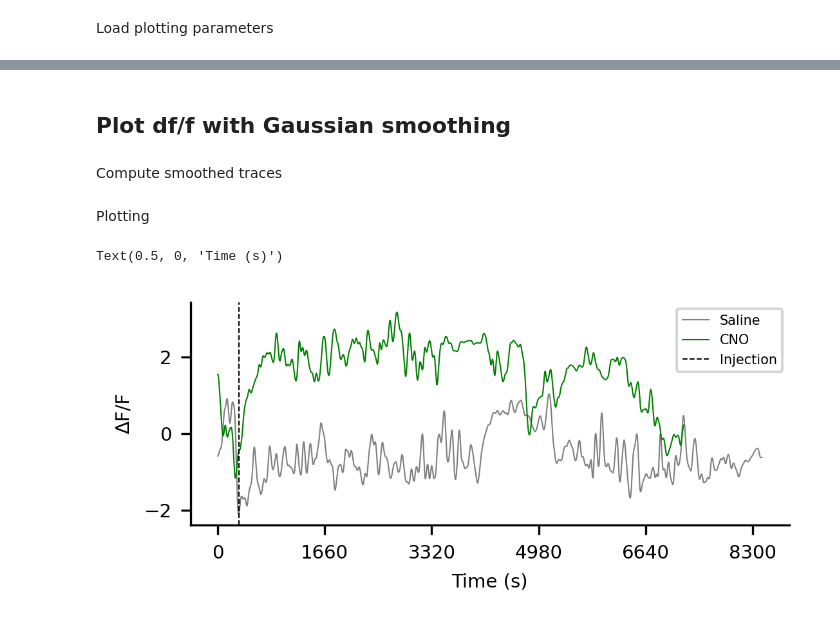
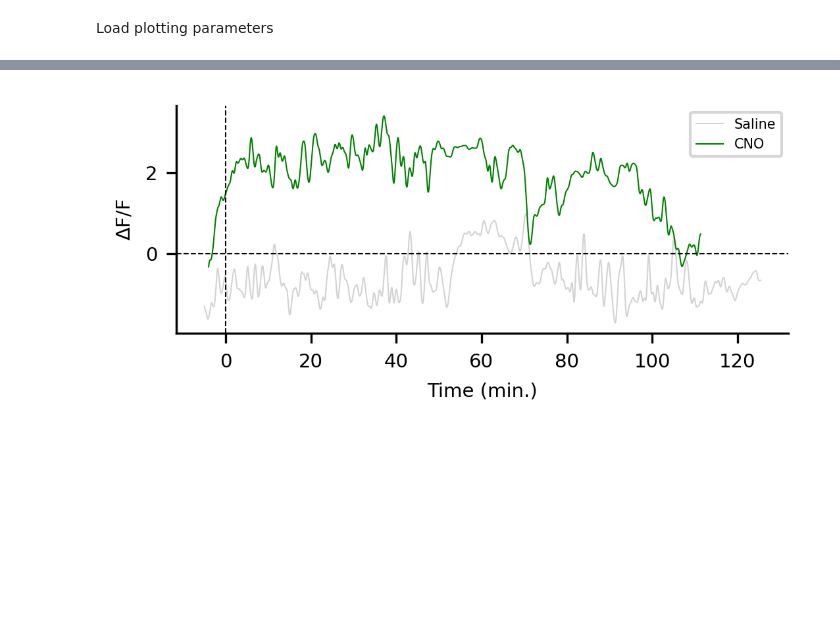
Before and after one commit to yemabio/photometry, a Jupyter notebook: scripts/analyze.ipynb, the cells around one changed output, grey strips where cells are left out. Saved outputs shown, nothing was run; the diff lists cells and outputs as text; code cells hidden in the pictures; blank space fills up the shorter version.

```diff
--- a/scripts/analyze.ipynb
+++ b/scripts/analyze.ipynb
@@ -82,4 +57,0 @@ Text(0.5, 0, 'Time (s)')
-# %% [markdown]
-## Plot df/f with Gaussian smoothing
-# %% [markdown]
-Compute smoothed traces
@@ -93,27 +58,4 @@ cno_df_f_filt = gaussian_filter1d(cno_df_f, filter_val)
-# %% [markdown]
-Plotting
-# %%
-#DO NOT EDIT: set plotting parameters
-fig, ax = plt.subplots(figsize=(4,1.5))
-ax.spines[['right','top']].set_visible(False)
-ax.set_ylabel(r'$\Delta$F/F')
-ax.vlines(pre_injection_interval,
-           ymin = 0, ymax = 1, color = 'k', linewidth=linewidth, linestyle = '--',
-           transform=ax.get_xaxis_transform(), label='Injection')
-ax.set_xlabel('Time (min.)')
-
-#COMMEND OUT if you don't have a saline trace
-ax.plot(saline_df_f_filt, linewidth=linewidth, color='lightgray',label='Saline')
-
-#COMMENT OUT if you don't have a CNO trace
-ax.plot(cno_df_f_filt, linewidth=linewidth, color='g',label='CNO', alpha=0.5)
-
-#COMMENT OUT if you don't have a compound trace. If you do have a compound trace, replace 'Compound' with the name of your compound.
-ax.plot(cno_df_f_filt, linewidth=linewidth, color='b',label='Compound', alpha=0.5)
-
-#DO NOT EDIT: set x axis labels and add legend
-ax.set_xticklabels([int(val*freq/60) for val in ax.get_xticks()])
-ax.legend(fontsize=5)
-# %% [output]
-Text(0.5, 0, 'Time (s)')
-[figure, removed]
+# %%
+plotting.plot_traces(file_dict,smoothed=True)
+# %% [output]
+[figure, added]
```
Also changed, not shown: parts of 15 cells of this notebook, 2 other files.
